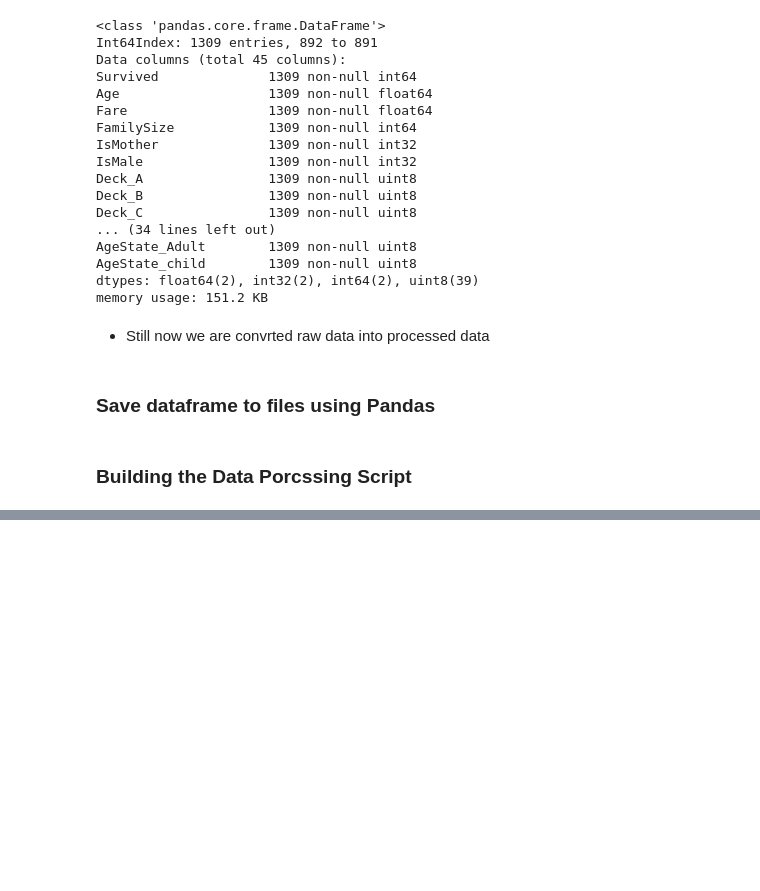
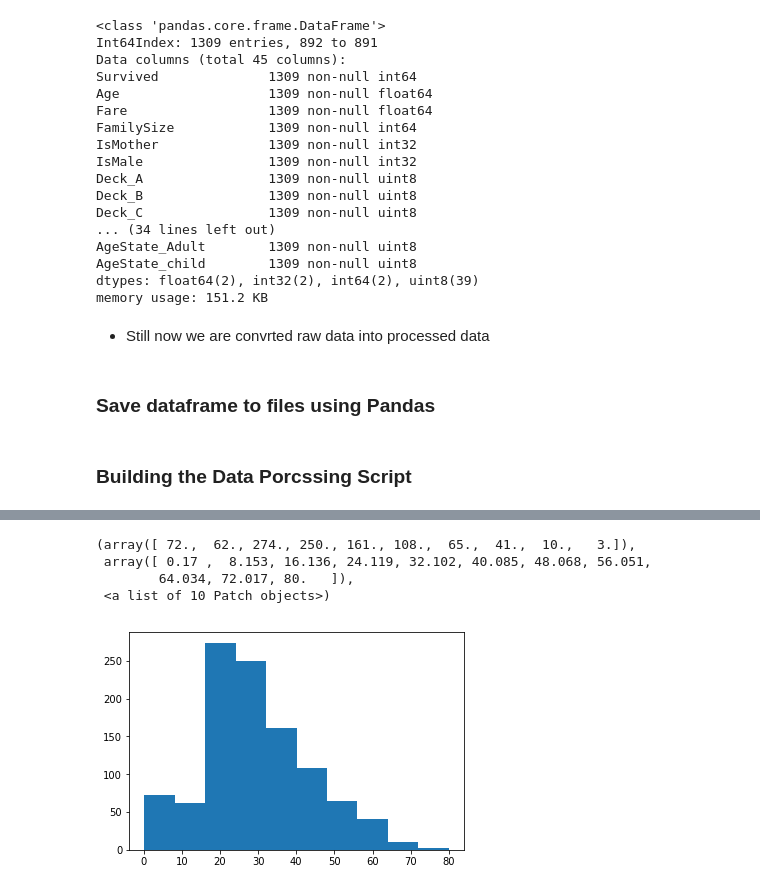
Before and after one commit to divakarsv/titanic, a Jupyter notebook: my first program.ipynb, the cells around one changed output, grey strips where cells are left out. Drawn from its saved outputs; the diff is of its cells as text; code cells hidden in the pictures; blank space fills up the shorter version.

```diff
--- a/my first program.ipynb
+++ b/my first program.ipynb
@@ -1322,0 +1223,8 @@ memory usage: 143.8 KB
+# %%
+plt.hist(df.Age)
+# %% [output]
+(array([ 72.,  62., 274., 250., 161., 108.,  65.,  41.,  10.,   3.]),
+ array([ 0.17 ,  8.153, 16.136, 24.119, 32.102, 40.085, 48.068, 56.051,
+        64.034, 72.017, 80.   ]),
+ <a list of 10 Patch objects>)
+[figure, added]
```
Also changed, not shown: parts of 22 cells of this notebook, 7 other files.
